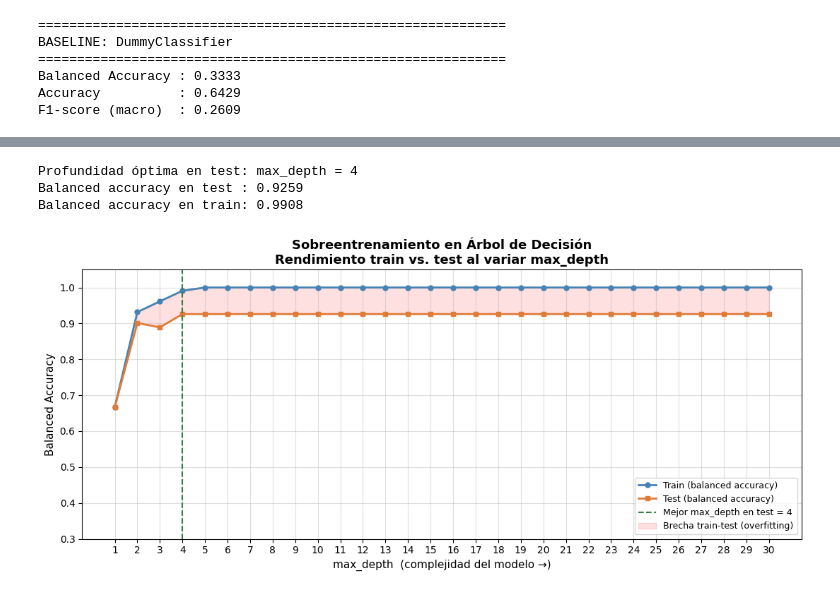
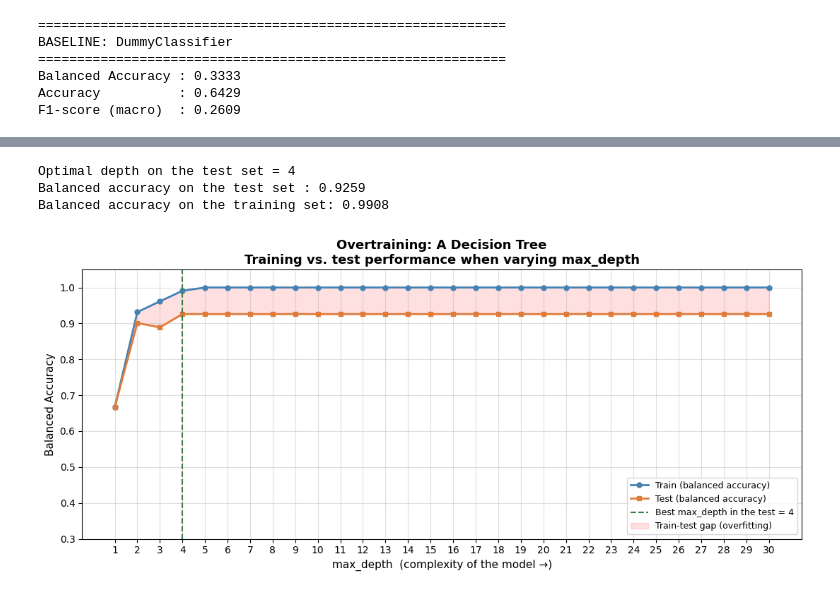
Before and after one commit to ruthsepulveda/ml_coursework, a Jupyter notebook: coffee_quality_ml.ipynb, the cells around one changed output, grey strips where cells are left out. Cells and saved outputs as stored; diff of their text form; code cells hidden in the pictures.

```diff
--- a/coffee_quality_ml.ipynb
+++ b/coffee_quality_ml.ipynb
@@ -422,5 +424,5 @@ Puntajes sensoriales por clase se usó para confirmar que las clases de calidad
 # %%
-# Crear bloxpot con las variables sensoriales y la objetivo
+# Create a Bloxpot using the sensory variables and the target
 sensory_cols = ['Aroma', 'Flavor', 'Aftertaste', 'Acidity', 'Body', 'Balance',
                 'Uniformity', 'Clean Cup', 'Sweetness', 'Overall']
 
@@ -431,11 +433,11 @@ for i, col in enumerate(sensory_cols):
     sns.boxplot(data=coffee, x='Quality Class', y=col,
                 order=order_clase, palette=palette, ax=axes[i])
     axes[i].set_title(col, fontsize=11, fontweight='bold')
-    axes[i].set_xlabel('Clase de Calidad')
-    axes[i].set_ylabel('Puntaje (0–10)')
+    axes[i].set_xlabel('Quality Class')
+    axes[i].set_ylabel('Score (0–10)')
     axes[i].tick_params(axis='x', labelsize=8)
 
-fig.suptitle('Puntajes sensoriales por clase de calidad',
+fig.suptitle('Sensory scores by quality class',
              fontsize=14, fontweight='bold', y=1.01)
 plt.tight_layout()
 plt.show()
@@ -998,7 +1001,7 @@ test_scores = []
 
 for depth in depths:
   pipe_ov = Pipeline([
-    ('prep', clone(preproc)), # evita que los modelos compartan el mismo preporcessor
+    ('prep', clone(preproc)), # prevents models from sharing the same pre-processor
     ('model', DecisionTreeClassifier(
         max_depth=depth,
         class_weight='balanced',
@@ -1010,41 +1013,41 @@ for depth in depths:
   test_scores.append(balanced_accuracy_score(y_test, pipe_ov.predict(X_test)))
 
 
-# Encontrar la profundidad óptima en test
+# Finding the optimal depth in a test
 best_idx   = int(np.argmax(test_scores))
 best_depth = depths[best_idx]
 best_score = test_scores[best_idx]
 
-print(f'Profundidad óptima en test: max_depth = {best_depth}')
-print(f'Balanced accuracy en test : {best_score:.4f}')
-print(f'Balanced accuracy en train: {train_scores[best_idx]:.4f}')
+print(f'Optimal depth on the test set = {best_depth}')
+print(f'Balanced accuracy on the test set : {best_score:.4f}')
+print(f'Balanced accuracy on the training set: {train_scores[best_idx]:.4f}')
 # %% [output]
-Profundidad óptima en test: max_depth = 4
-Balanced accuracy en test : 0.9259
-Balanced accuracy en train: 0.9908
+Optimal depth on the test set = 4
+Balanced accuracy on the test set : 0.9259
+Balanced accuracy on the training set: 0.9908
 # %%
-# Gráfico de overfitting
+# Overfitting graph
 fig, ax = plt.subplots(figsize=(11, 5))
 ax.plot(depths, train_scores, 'o-', color='steelblue',
         linewidth=2, markersize=5, label='Train (balanced accuracy)')
 ax.plot(depths, test_scores, 's-', color='#E07B39',
         linewidth=2, markersize=5, label='Test (balanced accuracy)')
 ax.axvline(best_depth, color='#3A7D44', linestyle='--', linewidth=1.5,
-           label=f'Mejor max_depth en test = {best_depth}')
+           label=f'Best max_depth in the test = {best_depth}')
 ax.fill_between(depths, train_scores, test_scores,
-                alpha=0.12, color='red', label='Brecha train-test (overfitting)')
+                alpha=0.12, color='red', label='Train-test gap (overfitting)')
 
-ax.set_title('Sobreentrenamiento en Árbol de Decisión\n'
-             'Rendimiento train vs. test al variar max_depth',
+ax.set_title('Overtraining: A Decision Tree\n'
+             'Training vs. test performance when varying max_depth',
              fontsize=13, fontweight='bold')
-ax.set_xlabel('max_depth  (complejidad del modelo →)', fontsize=11)
+ax.set_xlabel('max_depth  (complexity of the model →)', fontsize=11)
 ax.set_ylabel('Balanced Accuracy', fontsize=11)
 ax.set_xticks(depths)
 ax.set_ylim(0.3, 1.05)
 ax.legend(fontsize=9)
 ax.grid(True, alpha=0.4)
 plt.tight_layout()
 plt.show()
 # %% [output]
-[figure, old version]
+[figure, new version]
 # %%
```
Also changed, not shown: parts of 98 cells of this notebook.
